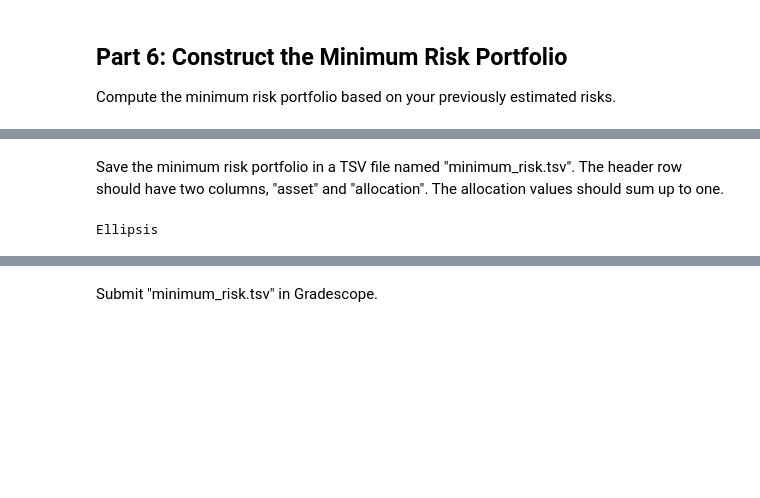
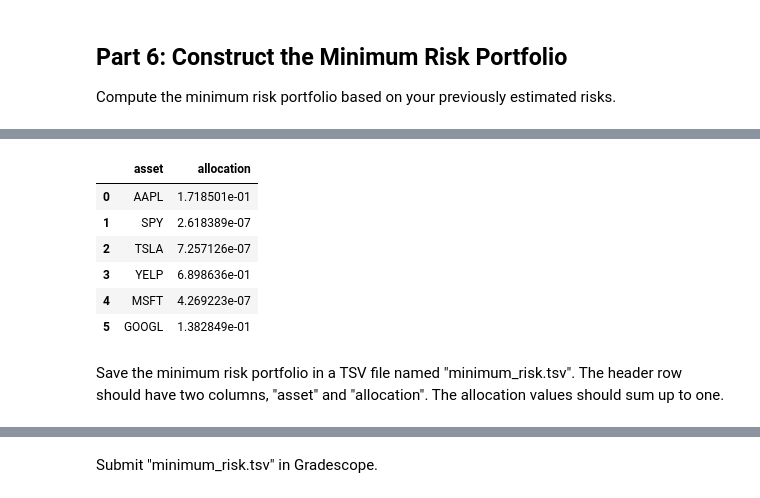
Before and after one commit to yy714x/dx704-project-01, a Jupyter notebook: dx704-project-01.ipynb, the cells around one changed output, grey strips where cells are left out. Cells and saved outputs as stored; diff of their text form; code cells hidden in the pictures; blank space fills up the shorter version.

```diff
--- a/dx704-project-01.ipynb
+++ b/dx704-project-01.ipynb
@@ -32,20 +32,23 @@ At least one of the remaining 3 tickers must start with the same letter as your
 This is to encourage diversity in what stocks you analyze; if you discuss this project with classmates, please make sure that you pick different tickers to differentiate your work.
 Do not pick stocks with fewer than 24 consecutive months of price data.
 # %%
-# YOUR CHANGES HERE
-
+# Setup and Imports
 import yfinance as yf
 import pandas as pd
 import numpy as np
-from scipy.optimize import minimize
+import cvxopt
+from cvxopt import matrix, solvers
 import warnings
+
 warnings.filterwarnings('ignore')
+# Mute CVXOPT output so it doesn't flood your notebook
+solvers.options['show_progress'] = False
 
+# Part 1: Collect Data
 # AAPL, SPY, TSLA are mandatory. YELP is chosen for the letter Y.
 tickers = ["AAPL", "SPY", "TSLA", "YELP", "MSFT", "GOOGL"]
 
-# Fetching roughly 25 months of data to ensure we have exactly 24 month-end closing prices
-# up to the end of August 2026.
+# Fetching roughly 25 months of data and extracting 'Close'
 df_daily = yf.download(tickers, start="2024-08-01", end="2026-09-01")['Close']
 
 # Resample to the last valid trading day of each month
@@ -53,11 +56,7 @@ df_monthly = df_daily.resample('ME').last()
 df_monthly.index = df_monthly.index.date
 df_monthly.index.name = "date"
 
-# Keep only the last 24 months to strictly meet the requirement
+# Keep only the last 24 months strictly
 df_monthly = df_monthly.tail(24)
-
-# Save and preview
-df_monthly.to_csv("historical_prices.tsv", sep="\t")
-df_monthly.head()
 # %% [output]
 [*********************100%***********************]  6 of 6 completed
@@ -266,10 +190,37 @@ min_risk_port
+# %%
+# Part 6: Construct the Minimum Risk Portfolio (CVXOPT)
+n_assets = len(tickers)
+
+# Setup quadratic programming parameters
+# Minimize: (1/2) * x^T * P * x + q^T * x
+P = matrix(2.0 * est_cov.values)
+q = matrix(np.zeros(n_assets))
+
+# Constraint 1: Allocations >= 0 (Long-only)
+G = matrix(-np.eye(n_assets))
+h = matrix(np.zeros(n_assets))
+
+# Constraint 2: Allocations sum to 1
+A = matrix(np.ones((1, n_assets)))
+b = matrix(1.0)
+
+# Solve
+sol = solvers.qp(P, q, G, h, A, b)
+min_risk_weights = np.array(sol['x']).flatten()
+
+min_risk_port = pd.DataFrame({
+    "asset": tickers,
+    "allocation": min_risk_weights
+})
+# %% [output]
+|  | asset | allocation |
+| 0 | AAPL | 1.718501e-01 |
+| 1 | SPY | 2.618389e-07 |
+| 2 | TSLA | 7.257126e-07 |
+| 3 | YELP | 6.898636e-01 |
+| 4 | MSFT | 4.269223e-07 |
+| 5 | GOOGL | 1.382849e-01 |
 # %% [markdown]
 Save the minimum risk portfolio in a TSV file named "minimum_risk.tsv".
 The header row should have two columns, "asset" and "allocation".
 The allocation values should sum up to one.
-# %%
-# YOUR CHANGES HERE
-
-...
-# %% [output]
-Ellipsis
```
Also changed, not shown: parts of 25 cells of this notebook, 3 other files.
